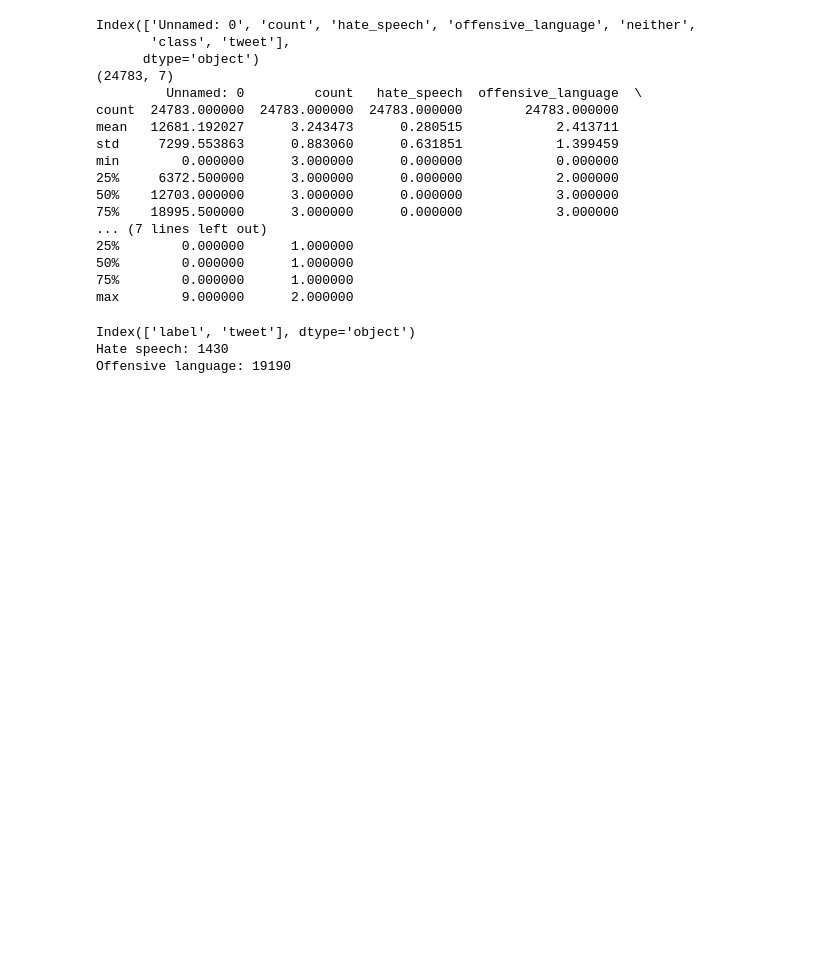
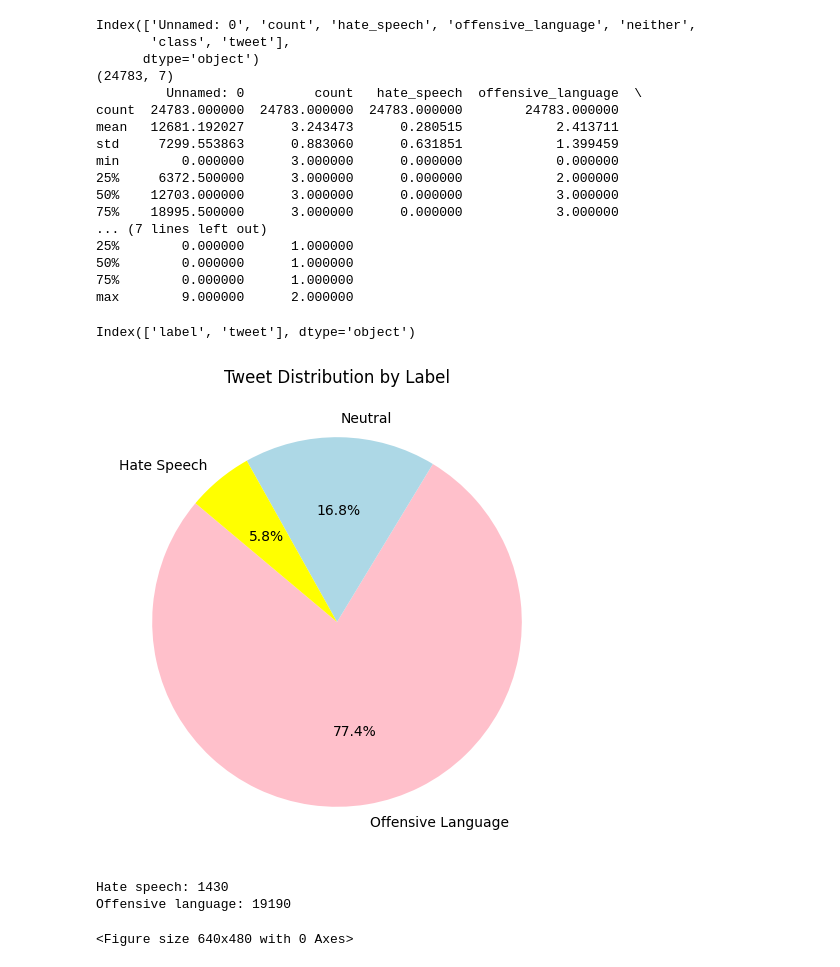
Before and after one commit to wh476/ML4Health, a Jupyter notebook: data cleaning.ipynb, the cells around one changed output. Cells and saved outputs as stored; diff of their text form; code cells hidden in the pictures; blank space fills up the shorter version.

```diff
--- a/data cleaning.ipynb
+++ b/data cleaning.ipynb
@@ -27,21 +27,45 @@ max        9.000000      2.000000
 # %%
 # Keep only class and tweet columns
 dataset = dataset[['class', 'tweet']].copy()
 dataset.rename(columns={'class':'label'}, inplace=True)
 print(dataset.columns)
+
+# basic stats
+hate = dataset[dataset['label'] == 0]
+offensive = dataset[dataset['label'] == 1]
+netural = dataset[dataset['label'] == 2]
+
+# plot class distribution
+import matplotlib.pyplot as plt
+
+label_map = {0: 'Hate Speech', 1: 'Offensive Language', 2: 'Neutral'}
+dataset['label_category'] = dataset['label'].map(label_map)
+label_counts = dataset['label_category'].value_counts()
+colors = ['pink', 'lightblue', 'yellow']
+
+fig = plt.figure(figsize=(8, 6))
+plt.pie(label_counts, labels=label_counts.index, autopct='%1.1f%%', startangle=140, colors=colors)
+plt.title('Tweet Distribution by Label')
+plt.show()
+
+plt.savefig('./img/label_distribution.png', bbox_inches='tight')
+
+
 
 # Drop rows with missing values and class as 2 which is neither hate speech nor offensive language
 dataset.dropna(inplace=True)
 dataset = dataset[dataset['label'] != 2]
 
 hate = dataset[dataset['label'] == 0]
 print("Hate speech: " + str(len(hate)))
 offensive = dataset[dataset['label'] == 1]
 print("Offensive language: "+ str(len(offensive)))
 # %% [output]
 Index(['label', 'tweet'], dtype='object')
-Hate speech: 1430
-Offensive language: 19190
+[figure, added]
+Hate speech: 1430
+Offensive language: 19190
+<Figure size 640x480 with 0 Axes>
 # %%
 # Remove irrelevant information in tweets
 import re
```
Also changed, not shown: parts of 1 cell of this notebook, 4 other files.
